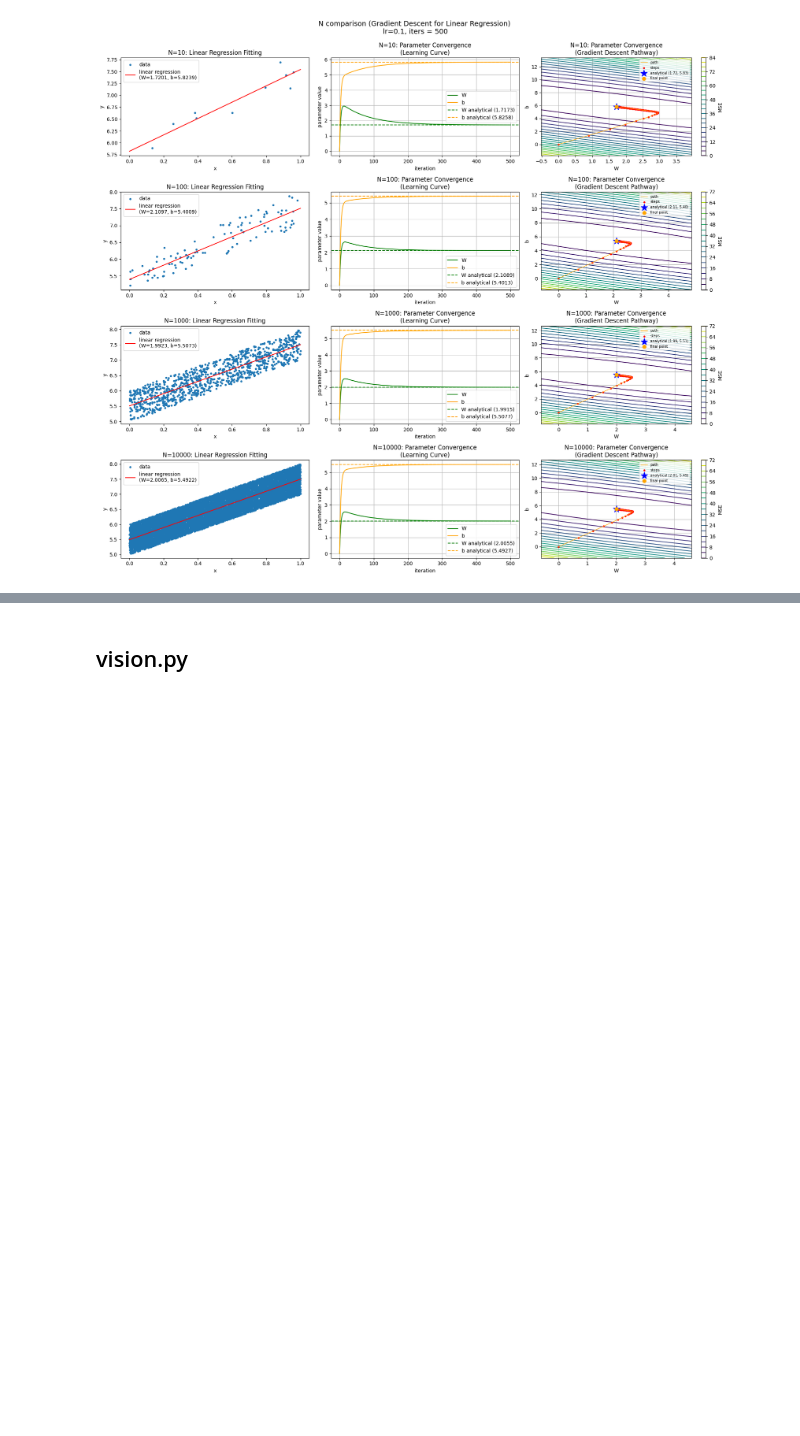
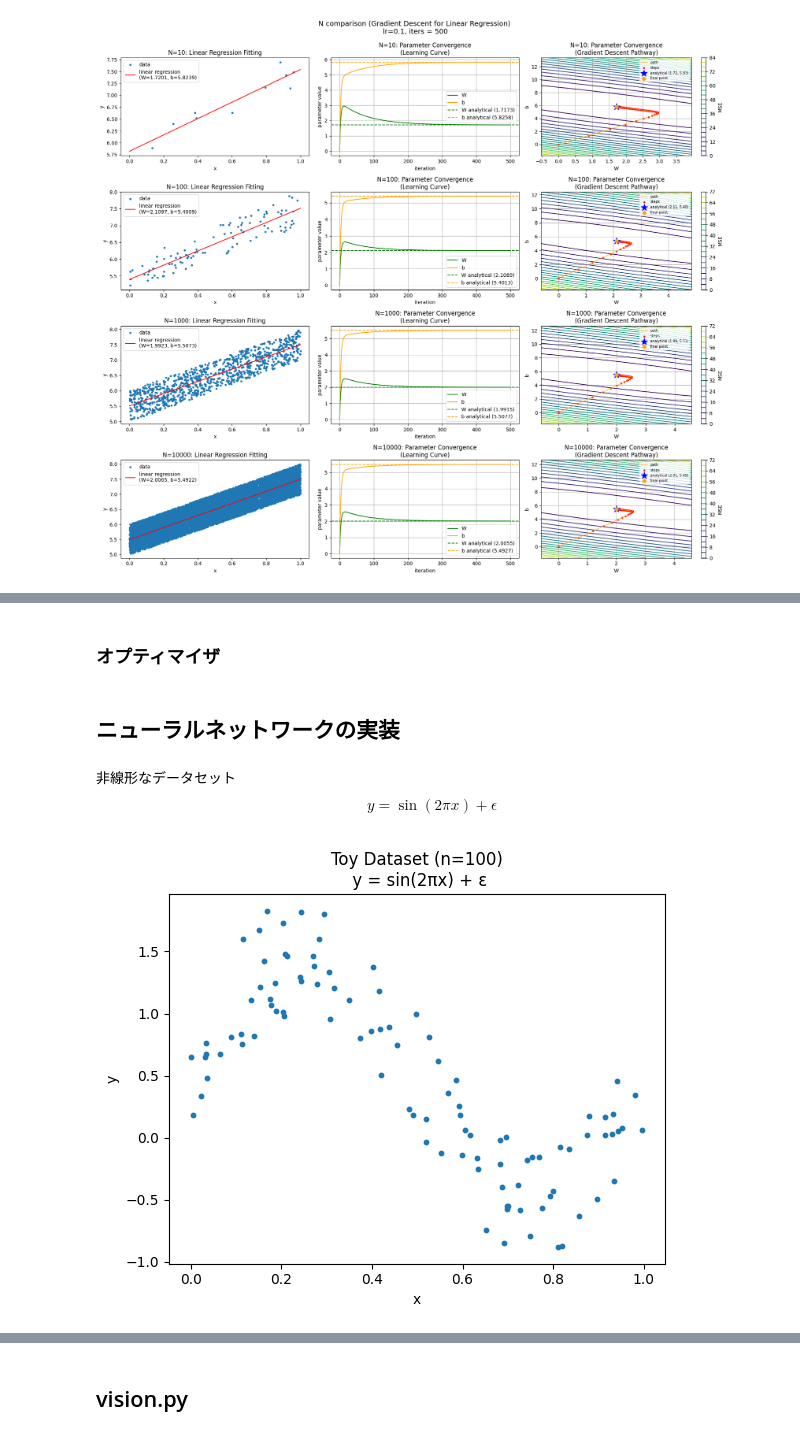
Before and after one commit to kyoropppp/2606_zero5, a Jupyter notebook: deep-learning-from-scratch-5/notebooks/06_pytorch.ipynb, the cells around one changed output, grey strips where cells are left out. Cells and saved outputs as stored; diff of their text form; code cells hidden in the pictures; blank space fills up the shorter version.

```diff
--- a/deep-learning-from-scratch-5/notebooks/06_pytorch.ipynb
+++ b/deep-learning-from-scratch-5/notebooks/06_pytorch.ipynb
@@ -664,0 +747,2 @@ plt.show()
+# %% [markdown]
+### オプティマイザ
@@ -664,0 +766,26 @@ plt.show()
+# %% [markdown]
+## ニューラルネットワークの実装
+# %% [markdown]
+非線形なデータセット
+$$
+    y  = \sin(2\pi x) + \epsilon
+$$
+# %%
+import torch
+import torch.nn as nn
+import torch.nn.functional as F
+import matplotlib.pyplot as plt
+
+
+torch.manual_seed(0)
+n = 100
+x = torch.rand(n, 1)
+y = torch.sin(2 * torch.pi * x) + torch.rand(n, 1)
+# %%
+plt.scatter(x.numpy(), y.numpy(), s=10)
+plt.xlabel('x')
+plt.ylabel('y')
+plt.title('Toy Dataset (n=100)\n y = sin(2πx) + ε')
+plt.show()
+# %% [output]
+[figure, added]
```
Also changed, not shown: parts of 24 cells of this notebook, 4 other files.
